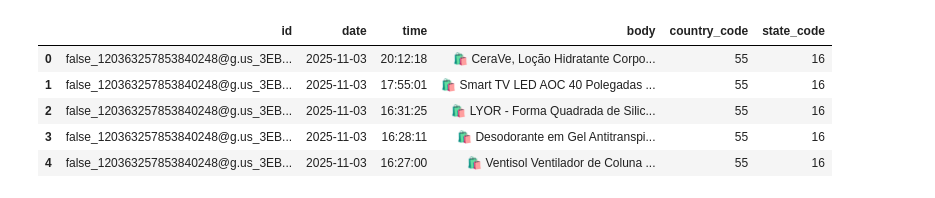
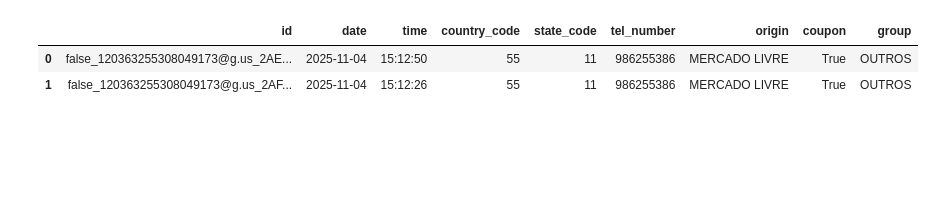
Before and after one commit to JoaoGollucci/whatsapp_data, a Jupyter notebook: analise.ipynb, the cells around one changed output. Drawn from its saved outputs; the diff is of its cells as text; code cells hidden in the pictures; blank space fills up the shorter version.

```diff
--- a/analise.ipynb
+++ b/analise.ipynb
@@ -59,9 +44,0 @@ df = con.execute('''
-# %%
-df.head()
-# %% [output]
-|  | id | date | time | body | country_code | state_code |
-| 0 | false_120363257853840248@g.us_3EB... | 2025-11-03 | 20:12:18 | 🛍️ CeraVe, Loção Hidratante Corpo... | 55 | 16 |
-| 1 | false_120363257853840248@g.us_3EB... | 2025-11-03 | 17:55:01 | 🛍️ Smart TV LED AOC 40 Polegadas ... | 55 | 16 |
-| 2 | false_120363257853840248@g.us_3EB... | 2025-11-03 | 16:31:25 | 🛍️ LYOR - Forma Quadrada de Silic... | 55 | 16 |
-| 3 | false_120363257853840248@g.us_3EB... | 2025-11-03 | 16:28:11 | 🛍️ Desodorante em Gel Antitranspi... | 55 | 16 |
-| 4 | false_120363257853840248@g.us_3EB... | 2025-11-03 | 16:27:00 | 🛍️ Ventisol Ventilador de Coluna ... | 55 | 16 |
@@ -70,3 +67,33 @@ df.to_parquet(f'silver/silver_messages_{data_atual}.parquet', index=False, compr
+# %%
+#CAMADA GOLD
+path = r'silver\*.parquet'
+df = con.execute('''
+    SELECT DISTINCT
+        id, date, time, country_code, state_code, tel_number,
+        case
+         when lower(body) like '%mercadolivre%' or lower(text) like '%mercadolivre%' or lower(title) like '%mercadolivre%' or lower(description) like '%mercadolivre%' or lower(caption) like '%mercadolivre%' then 'MERCADO LIVRE'
+         when lower(body) like '%magalu%' or lower(text) like '%magalu%' or lower(title) like '%magalu%' or lower(description) like '%magalu%' or lower(caption) like '%magalu%' then 'MAGAZINE LUIZA'
+         when lower(body) like '%shopee%' or lower(text) like '%shopee%' or lower(title) like '%shopee%' or lower(description) like '%shopee%' or lower(caption) like '%shopee%' then 'SHOPEE'
+         when lower(body) like '%amzn%' or lower(text) like '%amzn%' or lower(title) like '%amzn%' or lower(description) like '%amzn%' or lower(caption) like '%amzn%' then 'AMAZON'
+         when lower(body) like '%amazon%' or lower(text) like '%amazon%' or lower(title) like '%amazon%' or lower(description) like '%amazon%' or lower(caption) like '%amazon%' then 'AMAZON'
+         else 'OUTROS' end as origin,
+         case
+         when lower(body) like '%cupom%' or lower(text) like '%cupom%' or lower(title) like '%cupom%' or lower(description) like '%cupom%' or lower(caption) like '%cupom%' then True
+         else False end as coupon,
+         case
+         when id like '%120363257853840248@g.us%' then 'ACHADINHO 🛍️ #16'
+         when id like '%120363362432979590@g.us%' then 'Promos Casa & Beleza #05'
+         else 'OUTROS' end as group
+
+    FROM read_parquet(?)
+''', [path]).df()
+
+# df.to_parquet(f'gold/gold_messages_{data_atual}.parquet', index=False, compression='snappy')
+df.head(2)
+# %% [output]
+|  | id | date | time | country_code | state_code | tel_number | origin | coupon | group |
+| 0 | false_120363255308049173@g.us_2AE... | 2025-11-04 | 15:12:50 | 55 | 11 | 986255386 | MERCADO LIVRE | True | OUTROS |
+| 1 | false_120363255308049173@g.us_2AF... | 2025-11-04 | 15:12:26 | 55 | 11 | 986255386 | MERCADO LIVRE | True | OUTROS |
 # %%
 with open('resp.json', 'r', encoding='utf-8') as file:
     data = json.load(file)
```
Also changed, not shown: parts of 3 cells of this notebook, 7 other files.
